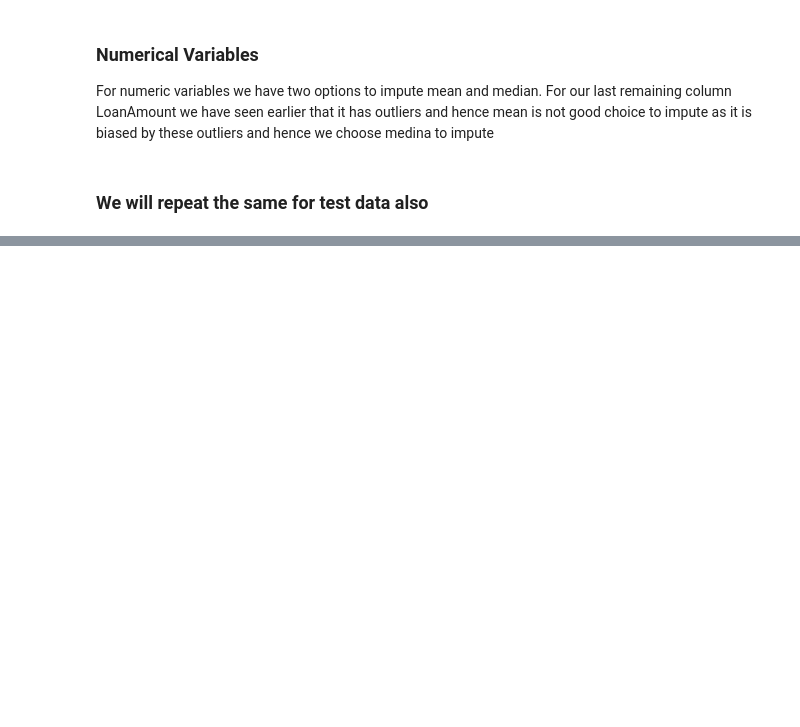
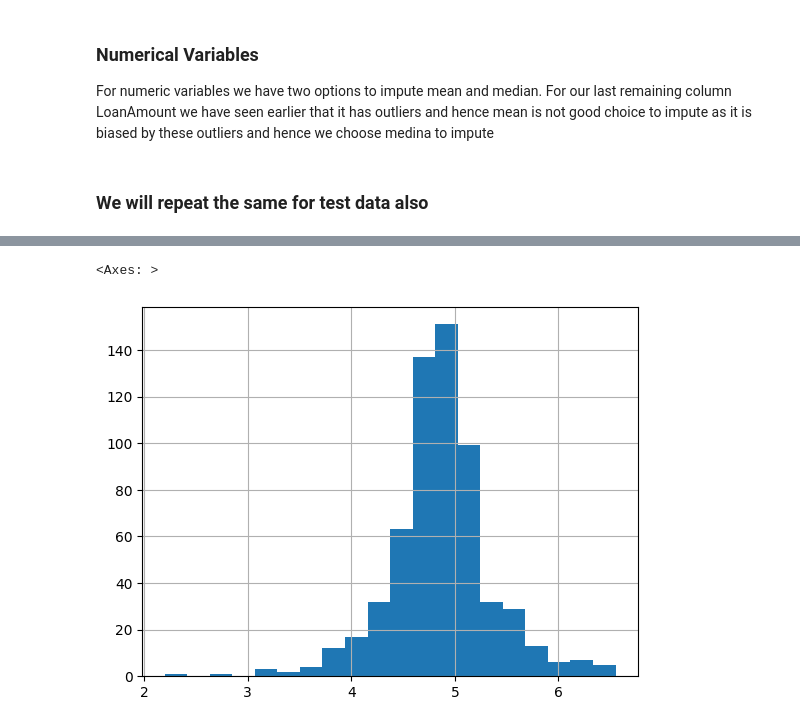
Before and after one commit to aniket15031998/Loan-Prediction-Practice-Problem-Using-Python-, a Jupyter notebook: Loan_Prediction_Problemipynb.ipynb, the cells around one changed output, grey strips where cells are left out. Saved outputs shown, nothing was run; the diff lists cells and outputs as text; code cells hidden in the pictures; blank space fills up the shorter version.

```diff
--- a/Loan_Prediction_Problemipynb.ipynb
+++ b/Loan_Prediction_Problemipynb.ipynb
@@ -762,0 +775,6 @@ test_copy['LoanAmount'].fillna(test_copy['LoanAmount'].median(),inplace=True)
+# %%
+train_copy['LoanAmount_log']=np.log(train_copy['LoanAmount'])
+train_copy['LoanAmount_log'].hist(bins=20)
+# %% [output]
+<Axes: >
+[figure, added]
```
Also changed, not shown: parts of 52 cells of this notebook.
